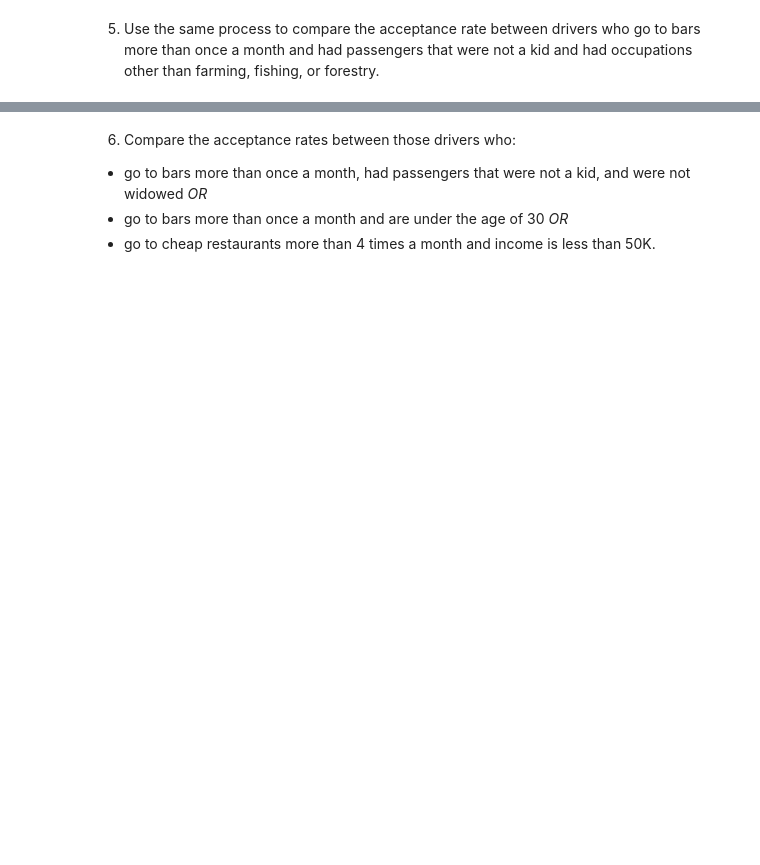
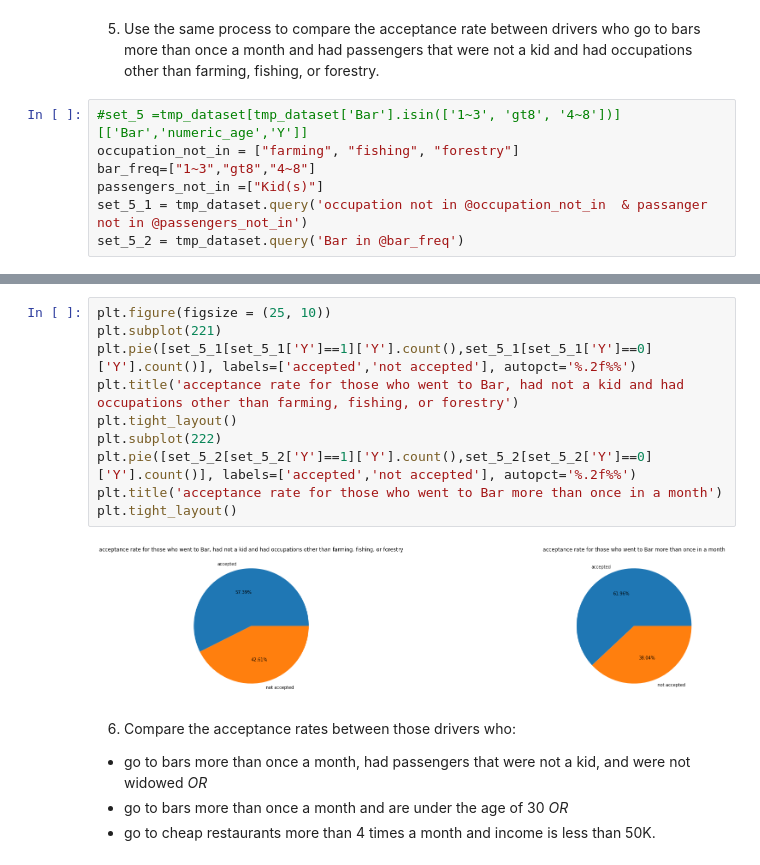
Before and after one commit to spiderweb2828/AIML-Assignment1, a Jupyter notebook: prompt.ipynb, the cells around one changed output, grey strips where cells are left out. Cells and saved outputs as stored; diff of their text form; blank space fills up the shorter version.

```diff
--- a/prompt.ipynb
+++ b/prompt.ipynb
@@ -360,2 +422,9 @@ set_3_2_df
 # %% [markdown]
 5. Use the same process to compare the acceptance rate between drivers who go to bars more than once a month and had passengers that were not a kid and had occupations other than farming, fishing, or forestry.
+# %%
+#set_5 =tmp_dataset[tmp_dataset['Bar'].isin(['1~3', 'gt8', '4~8'])][['Bar','numeric_age','Y']]
+occupation_not_in = ["farming", "fishing", "forestry"]
+bar_freq=["1~3","gt8","4~8"]
+passengers_not_in =["Kid(s)"]
+set_5_1 = tmp_dataset.query('occupation not in @occupation_not_in  & passanger not in @passengers_not_in')
+set_5_2 = tmp_dataset.query('Bar in @bar_freq')
@@ -362,3 +451,15 @@ set_3_2_df
+# %%
+plt.figure(figsize = (25, 10))
+plt.subplot(221)
+plt.pie([set_5_1[set_5_1['Y']==1]['Y'].count(),set_5_1[set_5_1['Y']==0]['Y'].count()], labels=['accepted','not accepted'], autopct='%.2f%%')
+plt.title('acceptance rate for those who went to Bar, had not a kid and had occupations other than farming, fishing, or forestry')
+plt.tight_layout()
+plt.subplot(222)
+plt.pie([set_5_2[set_5_2['Y']==1]['Y'].count(),set_5_2[set_5_2['Y']==0]['Y'].count()], labels=['accepted','not accepted'], autopct='%.2f%%')
+plt.title('acceptance rate for those who went to Bar more than once in a month')
+plt.tight_layout()
+# %% [output]
+[figure, added]
 # %% [markdown]
 6. Compare the acceptance rates between those drivers who:
 
```
Also changed, not shown: parts of 14 cells of this notebook.
